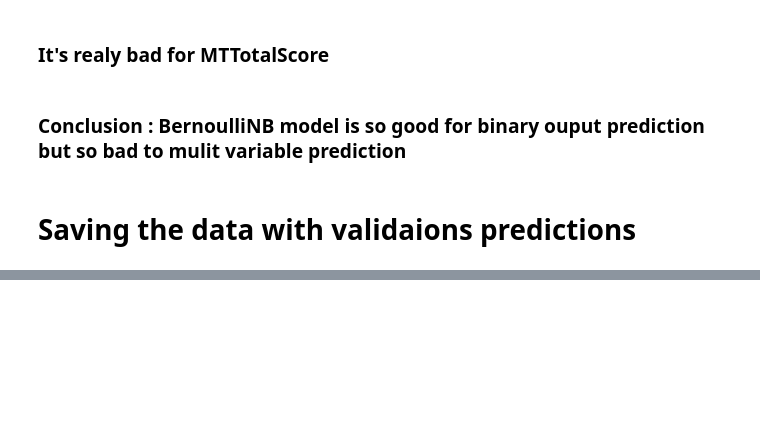
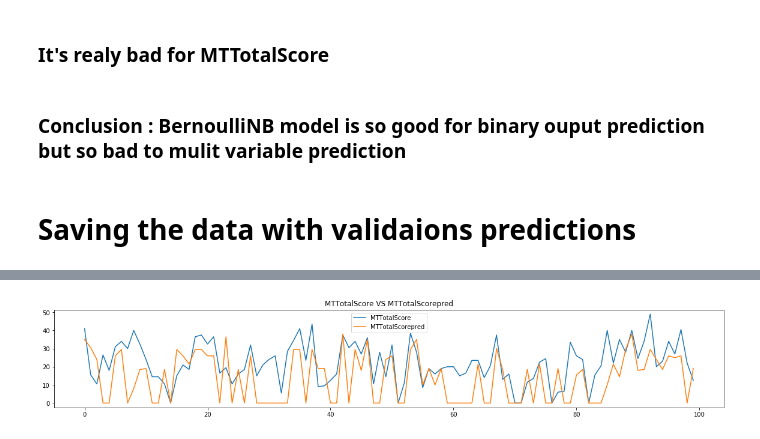
Before and after one commit to hamdan89/Machine-learning, a Jupyter notebook: Naive Bayesian Network model class (BernoulliNB)..ipynb, the cells around one changed output, grey strips where cells are left out. Cells and saved outputs as stored; diff of their text form; code cells hidden in the pictures; blank space fills up the shorter version.

```diff
--- a/Naive Bayesian Network model class (BernoulliNB)..ipynb
+++ b/Naive Bayesian Network model class (BernoulliNB)..ipynb
@@ -397,0 +433,19 @@ dataset.head(101)
+# %%
+# line 1 points
+index = dataset.iloc[:,-1].values
+
+MTTotalScore = dataset.iloc[:,2].values
+
+
+MTTotalScorepred = dataset.iloc[:,3].values
+
+plt.plot(index, MTTotalScore, label = "MTTotalScore")
+
+plt.plot(index, MTTotalScorepred, label = "MTTotalScorepred")
+
+plt.title('MTTotalScore VS MTTotalScorepred')
+
+plt.legend()
+plt.show()
+# %% [output]
+[figure, added]
```
Also changed, not shown: parts of 8 cells of this notebook.
